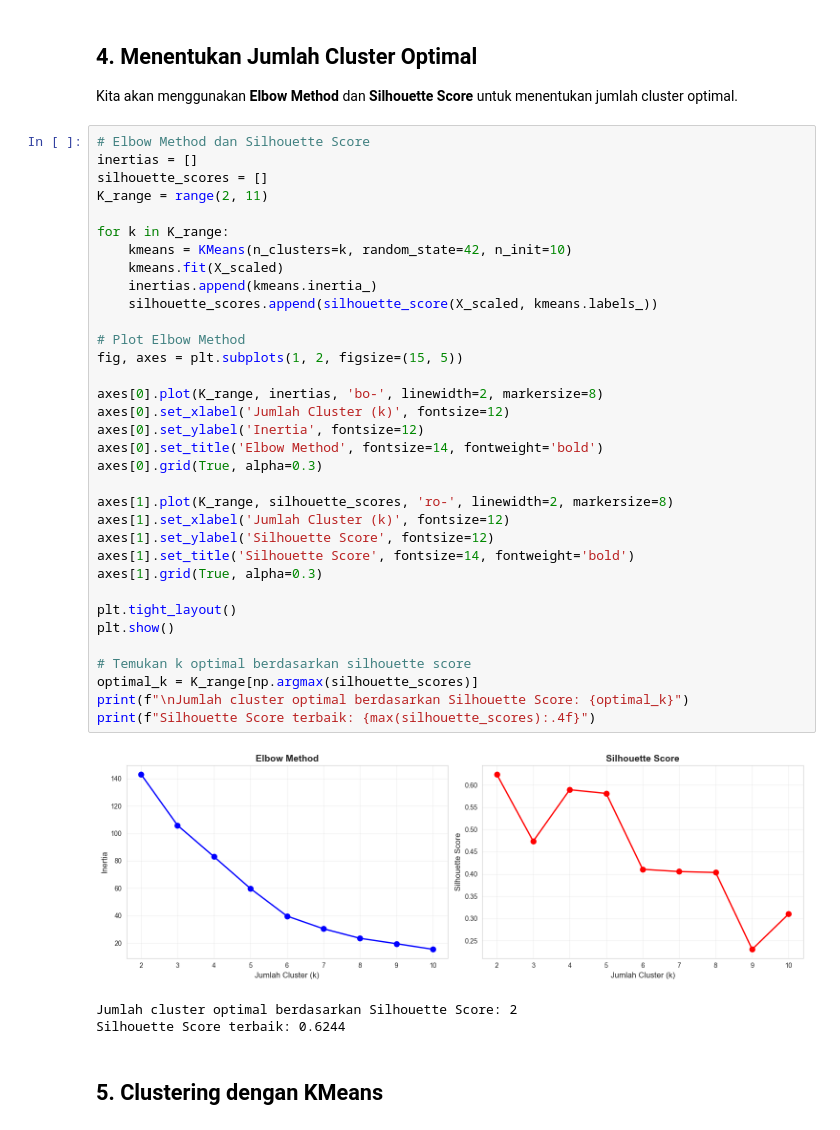
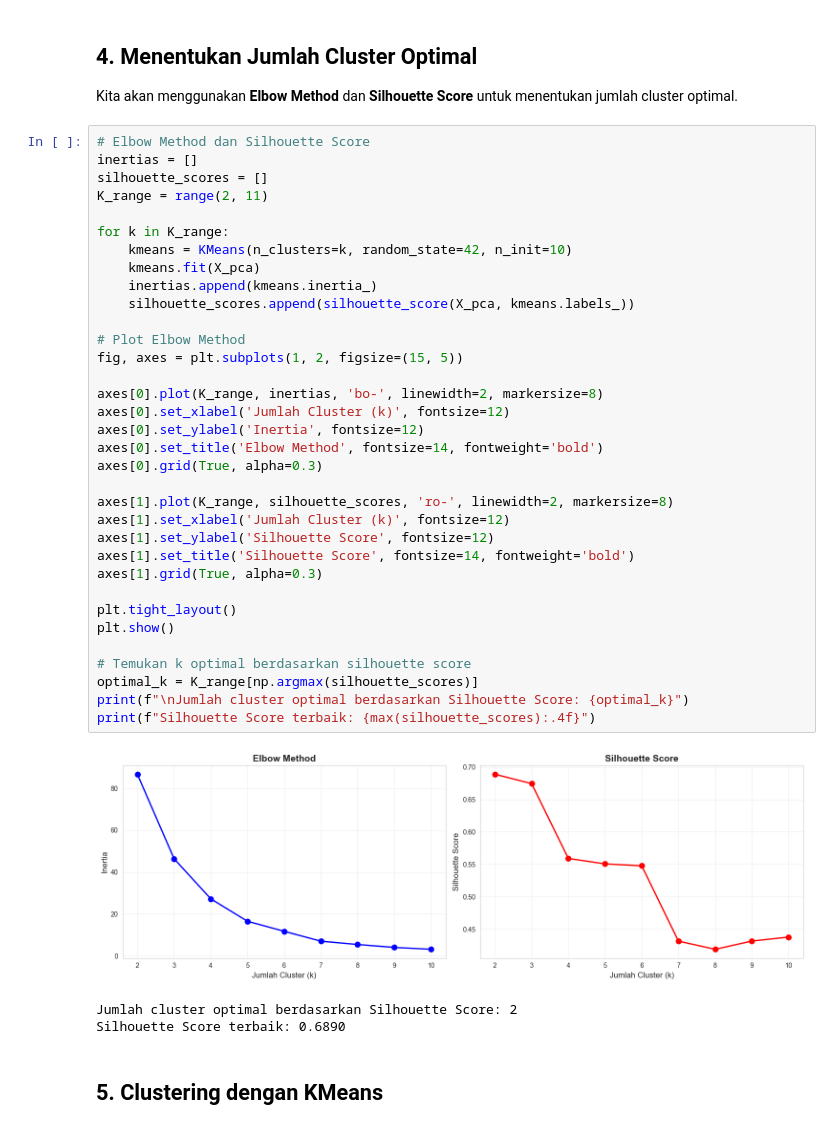
Before and after one commit to wildanjr19/5th-college, a Jupyter notebook: Pengantar Data Mining/Final Project/Final_Project.ipynb, the cells around one changed output. Cells and saved outputs as stored; diff of their text form.

```diff
--- a/Pengantar Data Mining/Final Project/Final_Project.ipynb
+++ b/Pengantar Data Mining/Final Project/Final_Project.ipynb
@@ -493,38 +497,38 @@ inertias = []
 silhouette_scores = []
 K_range = range(2, 11)
 
 for k in K_range:
     kmeans = KMeans(n_clusters=k, random_state=42, n_init=10)
-    kmeans.fit(X_scaled)
+    kmeans.fit(X_pca)
     inertias.append(kmeans.inertia_)
-    silhouette_scores.append(silhouette_score(X_scaled, kmeans.labels_))
+    silhouette_scores.append(silhouette_score(X_pca, kmeans.labels_))
 
 # Plot Elbow Method
 fig, axes = plt.subplots(1, 2, figsize=(15, 5))
 
 axes[0].plot(K_range, inertias, 'bo-', linewidth=2, markersize=8)
 axes[0].set_xlabel('Jumlah Cluster (k)', fontsize=12)
 axes[0].set_ylabel('Inertia', fontsize=12)
 axes[0].set_title('Elbow Method', fontsize=14, fontweight='bold')
 axes[0].grid(True, alpha=0.3)
 
 axes[1].plot(K_range, silhouette_scores, 'ro-', linewidth=2, markersize=8)
 axes[1].set_xlabel('Jumlah Cluster (k)', fontsize=12)
 axes[1].set_ylabel('Silhouette Score', fontsize=12)
 axes[1].set_title('Silhouette Score', fontsize=14, fontweight='bold')
 axes[1].grid(True, alpha=0.3)
 
 plt.tight_layout()
 plt.show()
 
 # Temukan k optimal berdasarkan silhouette score
 optimal_k = K_range[np.argmax(silhouette_scores)]
 print(f"\nJumlah cluster optimal berdasarkan Silhouette Score: {optimal_k}")
 print(f"Silhouette Score terbaik: {max(silhouette_scores):.4f}")
 # %% [output]
-[figure, old version]
+[figure, new version]
 Jumlah cluster optimal berdasarkan Silhouette Score: 2
-Silhouette Score terbaik: 0.6244
+Silhouette Score terbaik: 0.6890
 # %% [markdown]
 ## 5. Clustering dengan KMeans
 # %%
```
Also changed, not shown: parts of 14 cells of this notebook.
